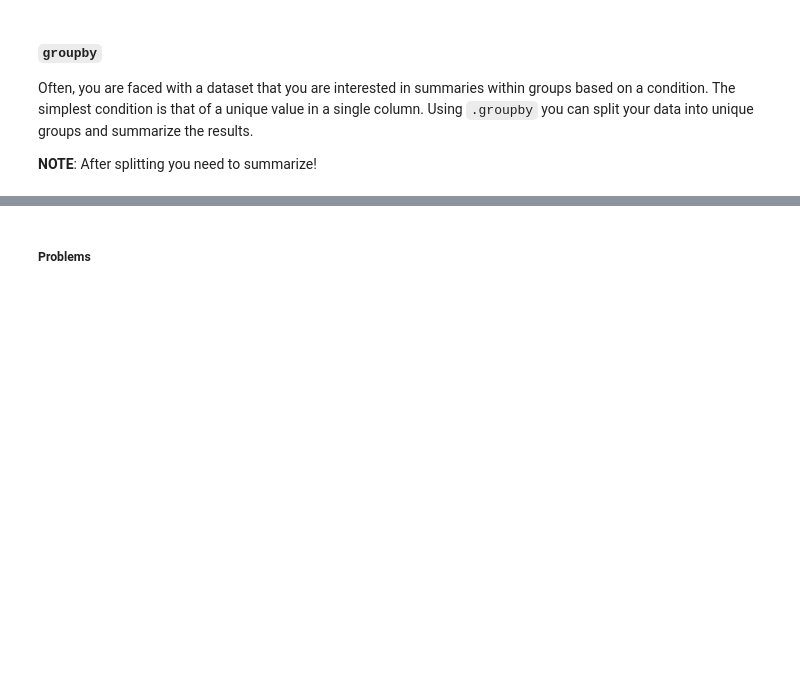
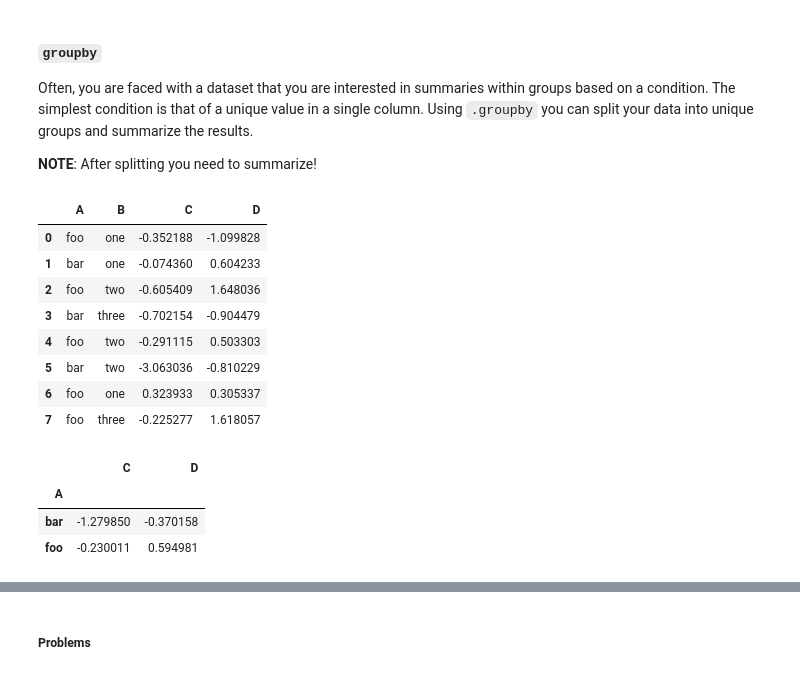
Before and after one commit to gilad247/NYU-Bootcamp, a Jupyter notebook: notebooks/module_1/class_6/pandas_II.ipynb, the cells around one changed output, grey strips where cells are left out. Saved outputs shown, nothing was run; the diff lists cells and outputs as text; code cells hidden in the pictures; blank space fills up the shorter version.

```diff
--- a/notebooks/module_1/class_6/pandas_II.ipynb
+++ b/notebooks/module_1/class_6/pandas_II.ipynb
@@ -114,14 +277,31 @@ Often, you are faced with a dataset that you are interested in summaries within
 # %%
 # sample data
 df = pd.DataFrame(
     {
         "A": ["foo", "bar", "foo", "bar", "foo", "bar", "foo", "foo"],
         "B": ["one", "one", "two", "three", "two", "two", "one", "three"],
         "C": np.random.randn(8),
         "D": np.random.randn(8),
     }
 )
+df
+# %% [output]
+|  | A | B | C | D |
+| 0 | foo | one | -0.352188 | -1.099828 |
+| 1 | bar | one | -0.074360 | 0.604233 |
+| 2 | foo | two | -0.605409 | 1.648036 |
+| 3 | bar | three | -0.702154 | -0.904479 |
+| 4 | foo | two | -0.291115 | 0.503303 |
+| 5 | bar | two | -3.063036 | -0.810229 |
+| 6 | foo | one | 0.323933 | 0.305337 |
+| 7 | foo | three | -0.225277 | 1.618057 |
 # %%
 # foo vs. bar
+df.groupby('A').mean()
+# %% [output]
+|  | C | D |
+| A |  |  |
+| bar | -1.279850 | -0.370158 |
+| foo | -0.230011 | 0.594981 |
 # %%
 # one two or three?
```
Also changed, not shown: parts of 35 cells of this notebook, 15 other files.
